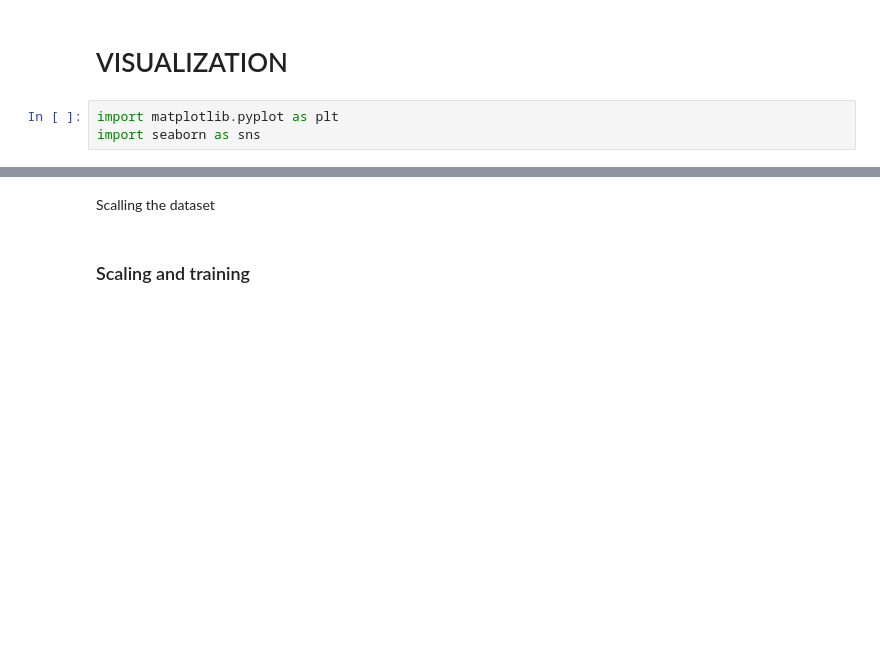
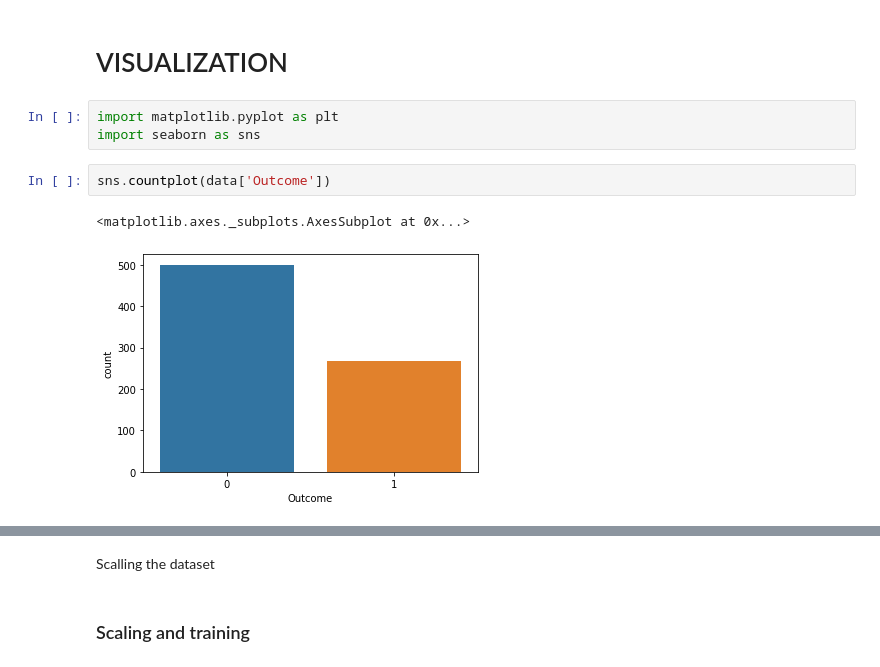
Before and after one commit to ChibuikeOnuba/Diabetes-Prediction, a Jupyter notebook: KNN.ipynb, the cells around one changed output, grey strips where cells are left out. Saved outputs shown, nothing was run; the diff lists cells and outputs as text; blank space fills up the shorter version.

```diff
--- a/KNN.ipynb
+++ b/KNN.ipynb
@@ -102,3 +102,8 @@ BMI 0
 # %%
 import matplotlib.pyplot as plt
 import seaborn as sns
+# %%
+sns.countplot(data['Outcome'])
+# %% [output]
+<matplotlib.axes._subplots.AxesSubplot at 0x...>
+[figure, added]
```
Also changed, not shown: parts of 11 cells of this notebook.
